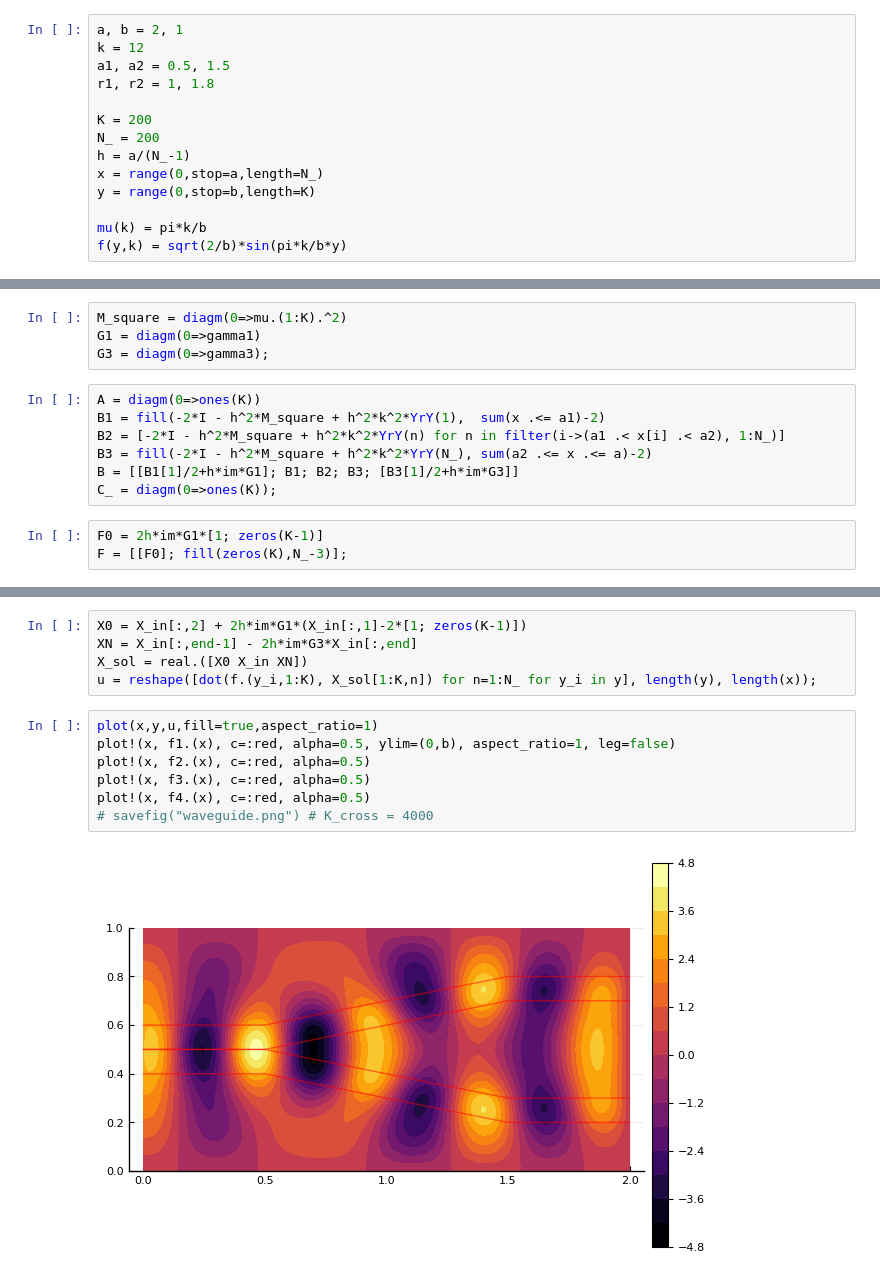
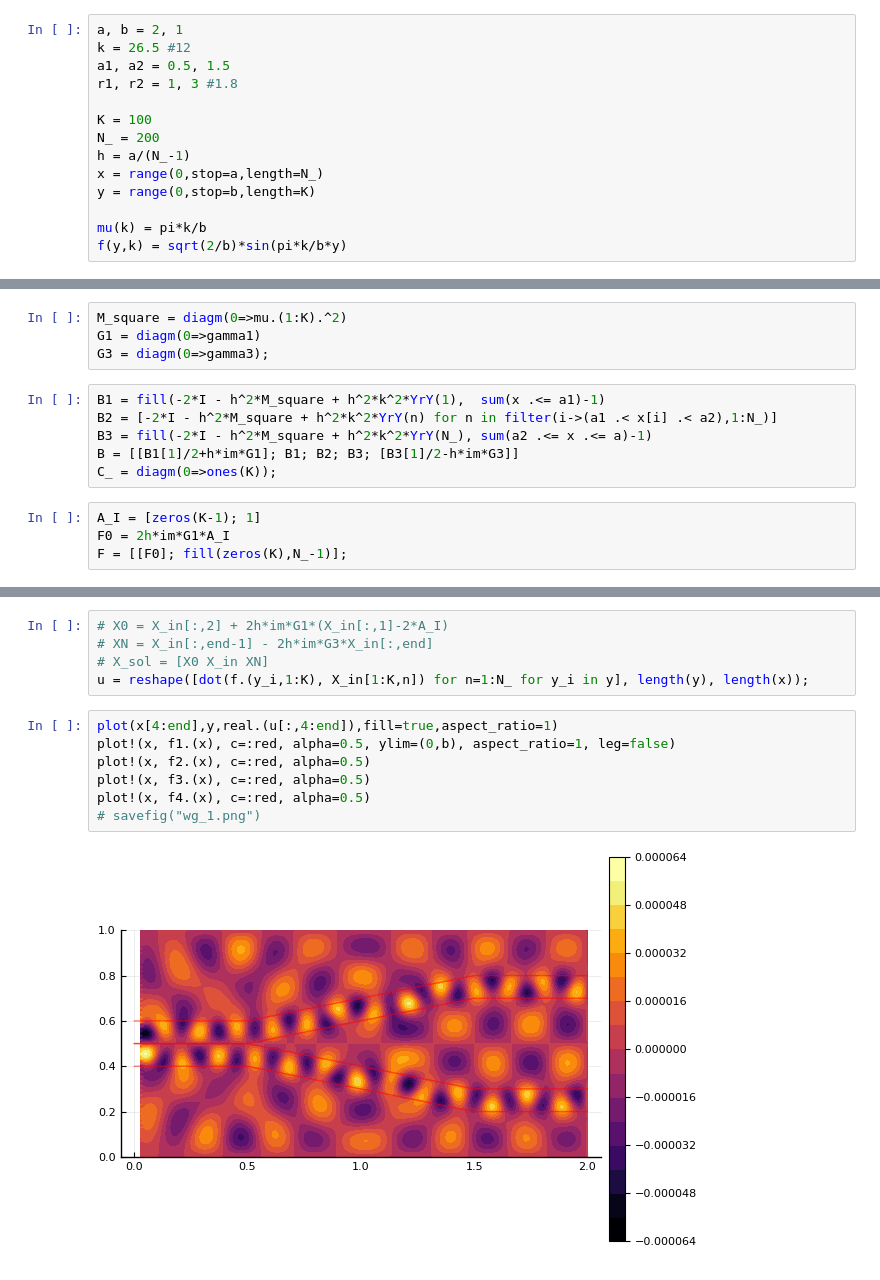
Before and after one commit to Sergane/Symbolic, a Jupyter notebook: waveguide.ipynb, the cells around one changed output, grey strips where cells are left out. Cells and saved outputs as stored; diff of their text form.

Commit message:
regular part of waveguide

```diff
--- a/waveguide.ipynb
+++ b/waveguide.ipynb
@@ -44,11 +44,11 @@ end
 matrix_thomas
 # %%
 a, b = 2, 1
-k = 12
+k = 26.5 #12
 a1, a2 = 0.5, 1.5
-r1, r2 = 1, 1.8
+r1, r2 = 1, 3 #1.8
 
-K = 200
+K = 100
 N_ = 200
 h = a/(N_-1)
 x = range(0,stop=a,length=N_)
@@ -192,14 +226,14 @@ M_square = diagm(0=>mu.(1:K).^2)
 G1 = diagm(0=>gamma1)
 G3 = diagm(0=>gamma3);
 # %%
-A = diagm(0=>ones(K))
-B1 = fill(-2*I - h^2*M_square + h^2*k^2*YrY(1),  sum(x .<= a1)-2)
-B2 = [-2*I - h^2*M_square + h^2*k^2*YrY(n) for n in filter(i->(a1 .< x[i] .< a2), 1:N_)]
-B3 = fill(-2*I - h^2*M_square + h^2*k^2*YrY(N_), sum(a2 .<= x .<= a)-2)
-B = [[B1[1]/2+h*im*G1]; B1; B2; B3; [B3[1]/2+h*im*G3]]
+B1 = fill(-2*I - h^2*M_square + h^2*k^2*YrY(1),  sum(x .<= a1)-1)
+B2 = [-2*I - h^2*M_square + h^2*k^2*YrY(n) for n in filter(i->(a1 .< x[i] .< a2),1:N_)]
+B3 = fill(-2*I - h^2*M_square + h^2*k^2*YrY(N_), sum(a2 .<= x .<= a)-1)
+B = [[B1[1]/2+h*im*G1]; B1; B2; B3; [B3[1]/2-h*im*G3]]
 C_ = diagm(0=>ones(K));
 # %%
-F0 = 2h*im*G1*[1; zeros(K-1)]
-F = [[F0]; fill(zeros(K),N_-3)];
+A_I = [zeros(K-1); 1]
+F0 = 2h*im*G1*A_I
+F = [[F0]; fill(zeros(K),N_-1)];
 # %%
 X_in = matrix_thomas(A,B,C_,F,typ=Complex)
@@ -241,14 +240,14 @@ reverse, step: 1
 # %%
-X0 = X_in[:,2] + 2h*im*G1*(X_in[:,1]-2*[1; zeros(K-1)])
-XN = X_in[:,end-1] - 2h*im*G3*X_in[:,end]
-X_sol = real.([X0 X_in XN])
-u = reshape([dot(f.(y_i,1:K), X_sol[1:K,n]) for n=1:N_ for y_i in y], length(y), length(x));
+# X0 = X_in[:,2] + 2h*im*G1*(X_in[:,1]-2*A_I)
+# XN = X_in[:,end-1] - 2h*im*G3*X_in[:,end]
+# X_sol = [X0 X_in XN]
+u = reshape([dot(f.(y_i,1:K), X_in[1:K,n]) for n=1:N_ for y_i in y], length(y), length(x));
 # %%
-plot(x,y,u,fill=true,aspect_ratio=1)
+plot(x[4:end],y,real.(u[:,4:end]),fill=true,aspect_ratio=1)
 plot!(x, f1.(x), c=:red, alpha=0.5, ylim=(0,b), aspect_ratio=1, leg=false)
 plot!(x, f2.(x), c=:red, alpha=0.5)
 plot!(x, f3.(x), c=:red, alpha=0.5)
 plot!(x, f4.(x), c=:red, alpha=0.5)
-# savefig("waveguide.png") # K_cross = 4000
+# savefig("wg_1.png")
 # %% [output]
-[figure, old version]
+[figure, new version]
```
Also changed, not shown: parts of 23 cells of this notebook.
